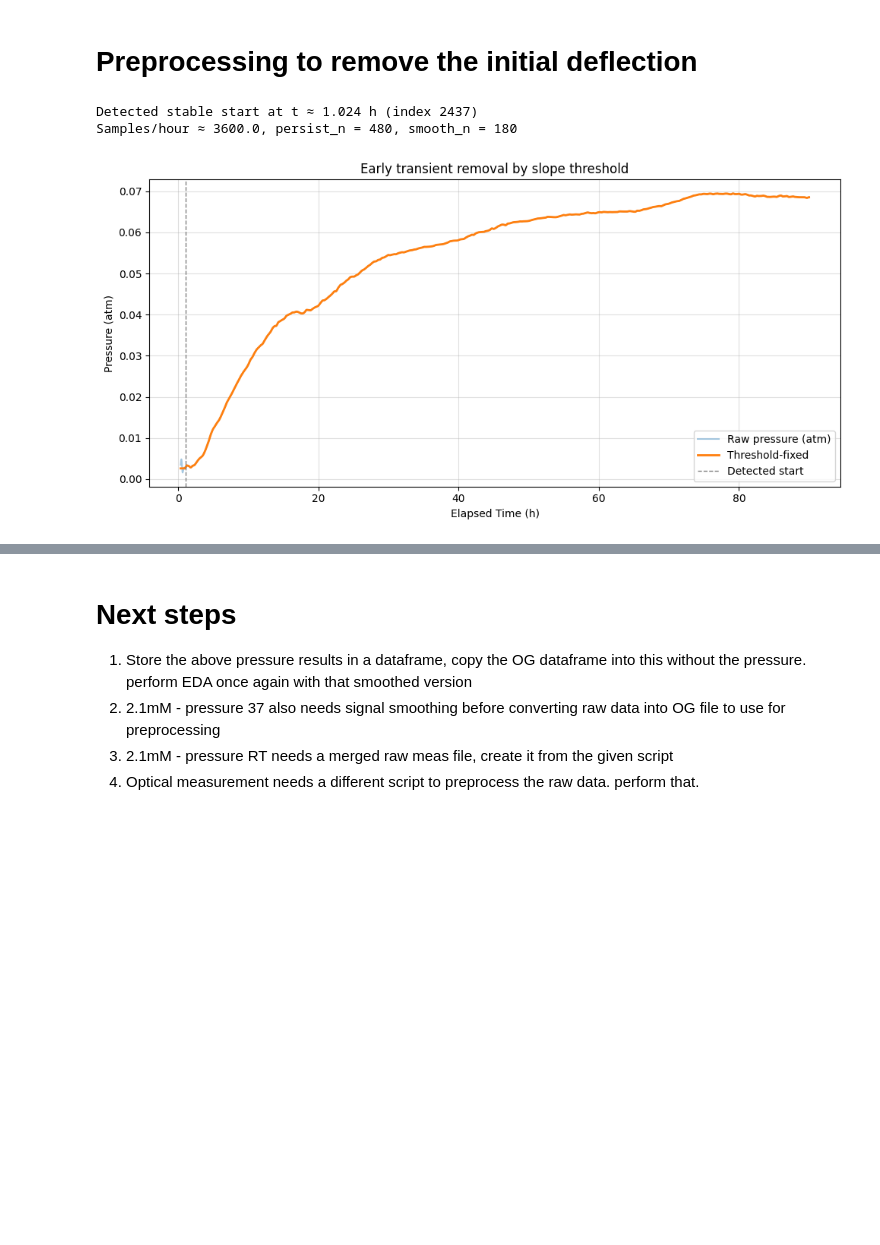
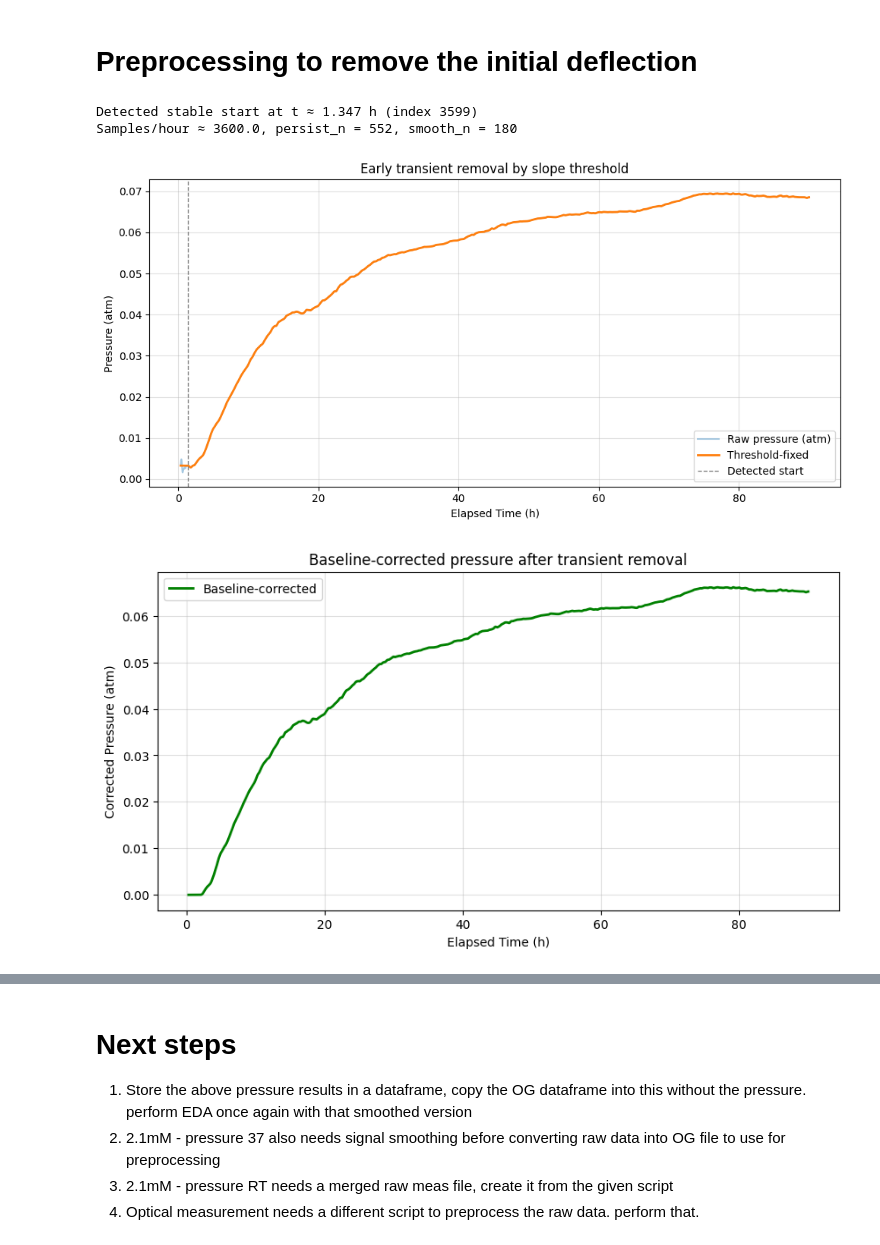
Before and after one commit to ChandrikaSethumadhavan/Master_Thesis, a Jupyter notebook: 37deg at 4mL/2_EDA_37deg.ipynb, the cells around one changed output, grey strips where cells are left out. Drawn from its saved outputs; the diff is of its cells as text; code cells hidden in the pictures; blank space fills up the shorter version.

```diff
--- a/37deg at 4mL/2_EDA_37deg.ipynb
+++ b/37deg at 4mL/2_EDA_37deg.ipynb
@@ -1444,7 +1444,7 @@ import matplotlib.pyplot as plt
 # --- params you can tune ---
 SEARCH_HOURS = 1.0          # only look for stabilization in the first 1 h
 SLOPE_SMOOTH_MIN = 3        # smooth slope over ~3 minutes (approx)
-PERSIST_MIN = 8             # require slope above threshold for 8 minutes consecutively
+PERSIST_MIN = 9.2          # require slope above threshold for 8 minutes consecutively
 SLOPE_THRESH = 0.0015       # atm per hour; raise/lower if too sensitive
 FIX_MODE = "flatten"        # "flatten" or "trim"
 
@@ -1539,6 +1539,20 @@ plt.grid(True, alpha=0.4)
 plt.tight_layout()
 plt.show()
 # %% [output]
-Detected stable start at t ≈ 1.024 h (index 2437)
-Samples/hour ≈ 3600.0, persist_n = 480, smooth_n = 180
+Detected stable start at t ≈ 1.347 h (index 3599)
+Samples/hour ≈ 3600.0, persist_n = 552, smooth_n = 180
 [figure]
+# %%
+baseline = p_fixed[stable_idx]
+p_corrected = p_fixed - baseline
+#clamp negative values to zero
+p_corrected = np.clip(p_corrected, 0, None)
+plt.figure(figsize=(10,5))
+plt.plot(t, p_corrected, label="Baseline-corrected", color="green", linewidth=2)
+plt.xlabel("Elapsed Time (h)")
+plt.ylabel("Corrected Pressure (atm)")
+plt.title("Baseline-corrected pressure after transient removal")
+plt.legend()
+plt.grid(True, alpha=0.4)
+# %% [output]
+[figure, added]
```
Also changed, not shown: parts of 2 cells of this notebook.
